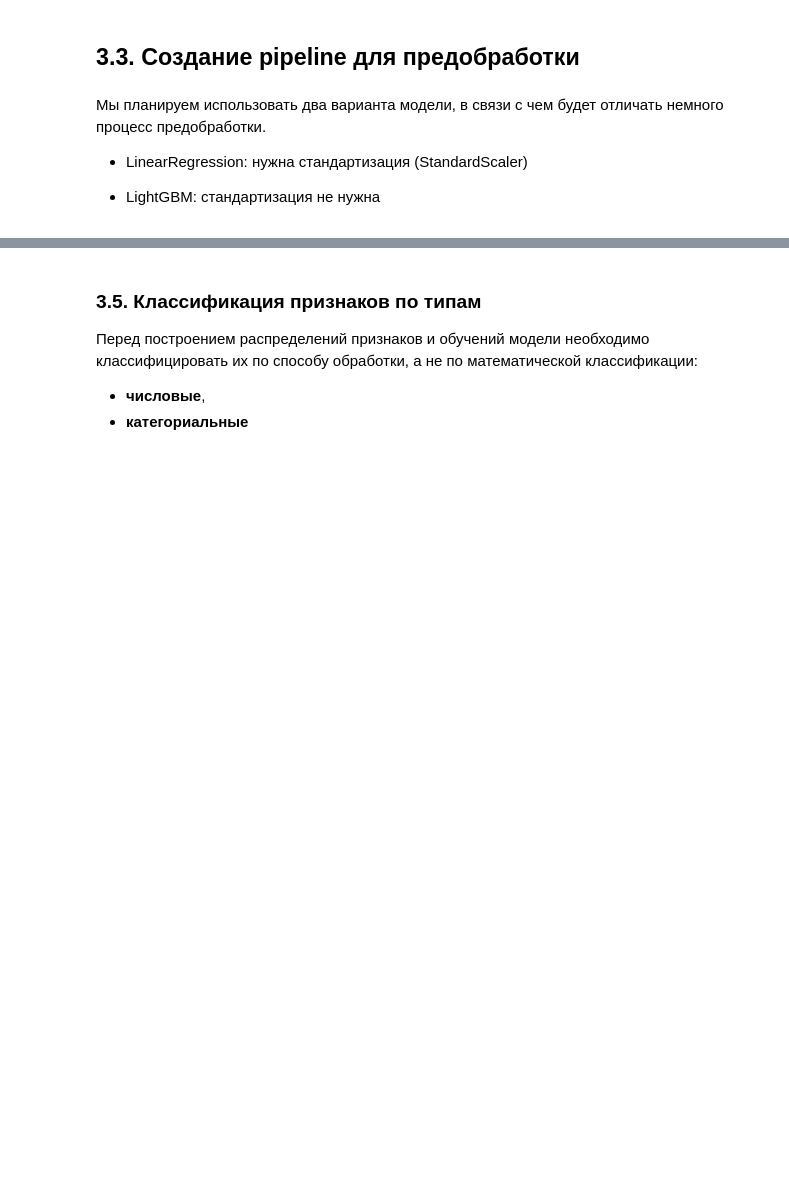
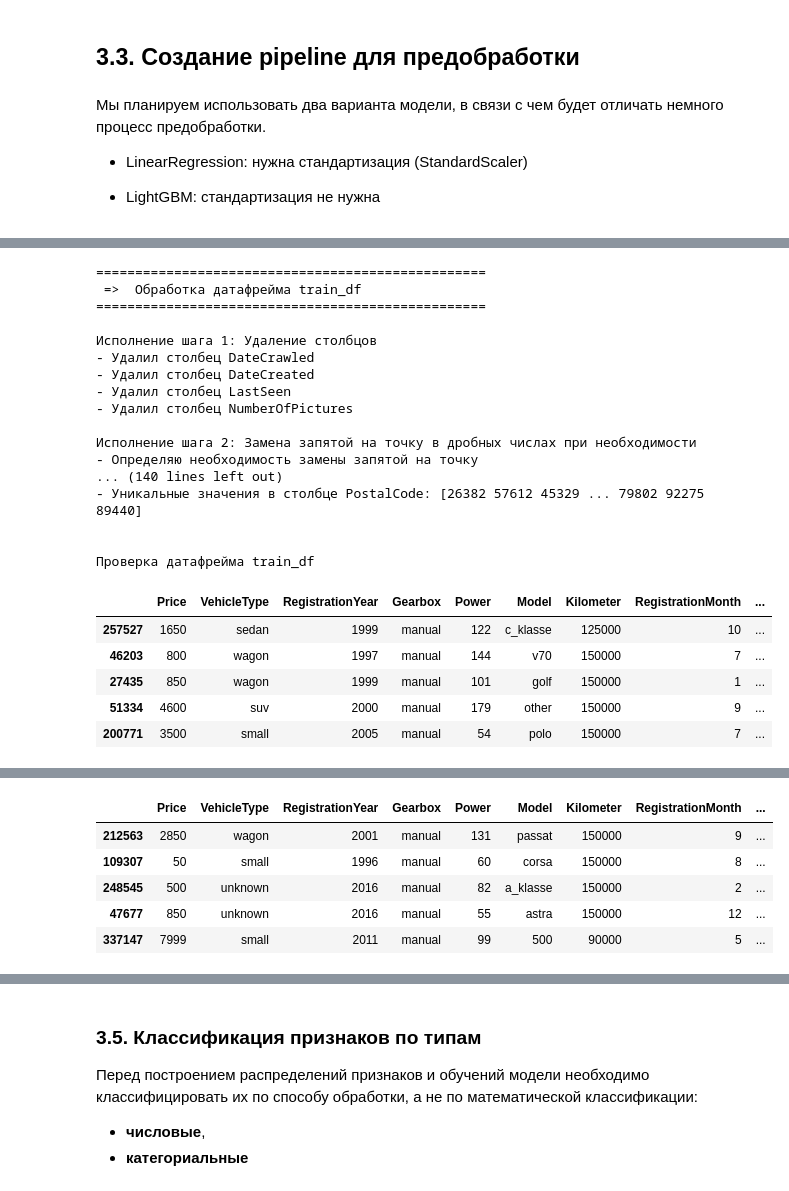
Before and after one commit to azarovdimka/Data_Science, a Jupyter notebook: Machine_Learning/Рыночная стоимость авто/Рыночная стоимость авто.ipynb, the cells around one changed output, grey strips where cells are left out. Cells and saved outputs as stored; diff of their text form; code cells hidden in the pictures; blank space fills up the shorter version.

```diff
--- a/Machine_Learning/Рыночная стоимость авто/Рыночная стоимость авто.ipynb
+++ b/Machine_Learning/Рыночная стоимость авто/Рыночная стоимость авто.ipynb
@@ -310,6 +348,8 @@ class DecimalPointChanger(BaseEstimator, TransformerMixin):
                     df[col] = df[col].str.replace(',', '.').astype(float)
                     print(f'- Заменил запятую на точку в столбце {col}')
                     print(f'--- Значения в столбце {col}: {df[col].unique()}\n')
+                else:
+                    print(f'- В столбце {col} замена не требуется')
 
         print('- Обработка завершена\n')
         return df
@@ -656,16 +827,27 @@ class EDAPreprocessor:
         return self
 
 
-    def add_outlier_remover(
+    def add_outlier_handler(
             self,
-            columns:List[str] | None = None,
-            factor=1.5,
-            replace_with_nan=False,
-            step_name='Проверка на наличие выбросов'):
-        '''Добавляет шаг удаления выбросов в препроцессор только для train'''
-        outlier_remover = OutlierRemover(columns=columns, factor=factor, replace_with_nan=replace_with_nan)
-        self.steps.append((step_name, outlier_remover))
+            columns: Optional[List[str]] = None,
+            method: str = 'IQR',
+            action: str = 'winsorize',
+            factor: float = 1.5,
+            extreme_factor: float = 3.0,
+            min_valid_values: Optional[Dict[str, float]] = None,
+            step_name: str = 'Проверка на наличие выбросов'):
+        '''Добавляет шаг обработки выбросов'''
+        outlier_handler = OutlierHandler(
+            columns=columns,
+            method=method,
+            action=action,
+            factor=factor,
+            extreme_factor=extreme_factor,
+            min_valid_values=min_valid_values
+        )
+        self.steps.append((step_name, outlier_handler))
         return self
+
 
 
     def add_drop_duplicates(
@@ -728,0 +942,37 @@ for i, (name, step) in enumerate(EDA_Preprocessor_pipeline.steps):
+# %%
+def run_preprocessor(df_dict=df_dict):
+    """Производит предобработку всех датафреймов в цикле в пайплайне"""
+    for name, df in df_dict.items():
+        print('=' * 50)
+        print(f' =>  Обработка датафрейма {name}')
+        print('=' * 50)
+        df_dict[name] = EDA_Preprocessor_pipeline.fit_transform(df, name)
+        globals()[name] = df_dict[name]  # Перезаписывает глобальную переменную
+        print(f'\nПроверка датафрейма {name}')
+        display(df_dict[name].head())
+
+run_preprocessor(df_dict)
+# %% [output]
+==================================================
+ =>  Обработка датафрейма train_df
+==================================================
+
+Исполнение шага 1: Удаление столбцов
+- Удалил столбец DateCrawled
+- Удалил столбец DateCreated
+- Удалил столбец LastSeen
+- Удалил столбец NumberOfPictures
+
+Исполнение шага 2: Замена запятой на точку в дробных числах при необходимости
+- Определяю необходимость замены запятой на точку
+... (140 lines left out)
+- Уникальные значения в столбце PostalCode: [26382 57612 45329 ... 79802 92275 89440]
+
+
+Проверка датафрейма train_df
+|  | Price | VehicleType | RegistrationYear | Gearbox | Power | Model | Kilometer | RegistrationMonth | ... |
+| 257527 | 1650 | sedan | 1999 | manual | 122 | c_klasse | 125000 | 10 | ... |
+| 46203 | 800 | wagon | 1997 | manual | 144 | v70 | 150000 | 7 | ... |
+| 27435 | 850 | wagon | 1999 | manual | 101 | golf | 150000 | 1 | ... |
+| 51334 | 4600 | suv | 2000 | manual | 179 | other | 150000 | 9 | ... |
+| 200771 | 3500 | small | 2005 | manual | 54 | polo | 150000 | 7 | ... |
@@ -728,0 +996,6 @@ for i, (name, step) in enumerate(EDA_Preprocessor_pipeline.steps):
+|  | Price | VehicleType | RegistrationYear | Gearbox | Power | Model | Kilometer | RegistrationMonth | ... |
+| 212563 | 2850 | wagon | 2001 | manual | 131 | passat | 150000 | 9 | ... |
+| 109307 | 50 | small | 1996 | manual | 60 | corsa | 150000 | 8 | ... |
+| 248545 | 500 | unknown | 2016 | manual | 82 | a_klasse | 150000 | 2 | ... |
+| 47677 | 850 | unknown | 2016 | manual | 55 | astra | 150000 | 12 | ... |
+| 337147 | 7999 | small | 2011 | manual | 99 | 500 | 90000 | 5 | ... |
```
Also changed, not shown: parts of 20 cells of this notebook.
